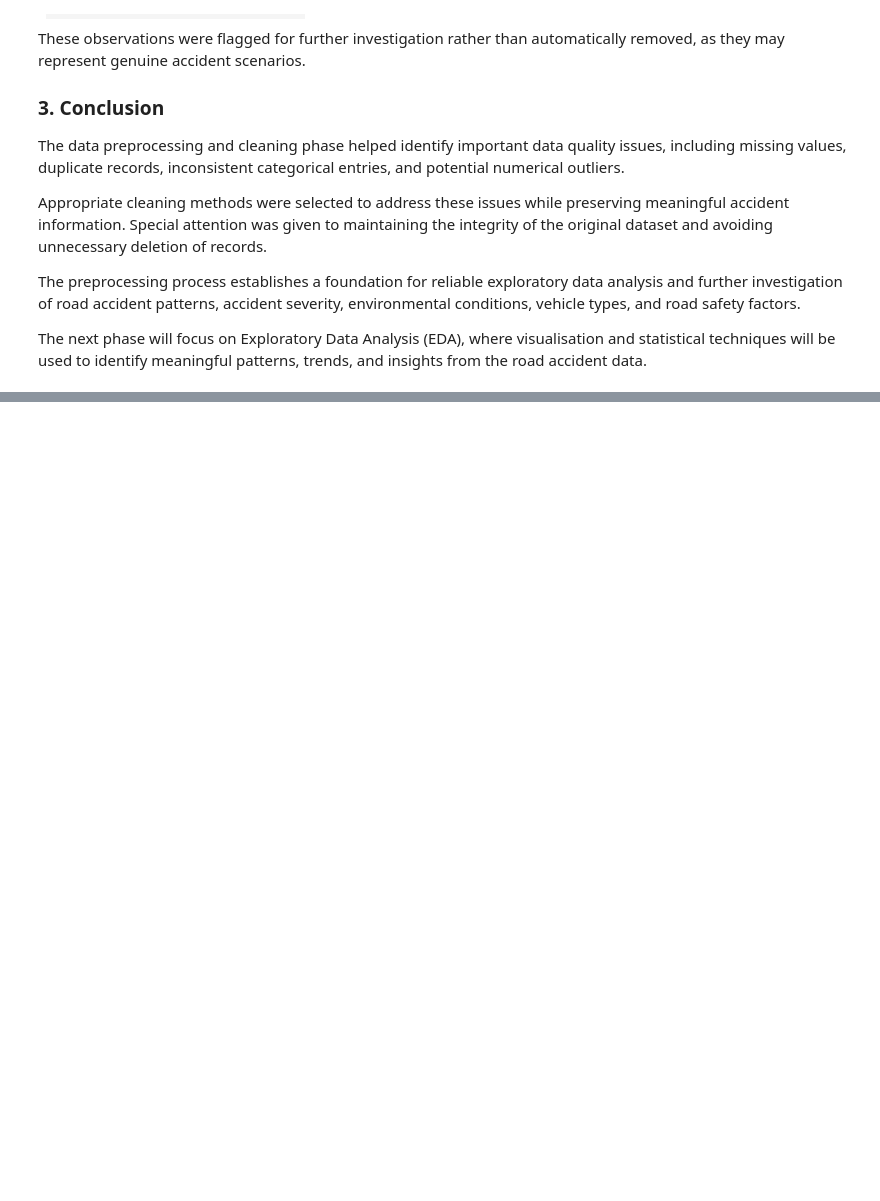
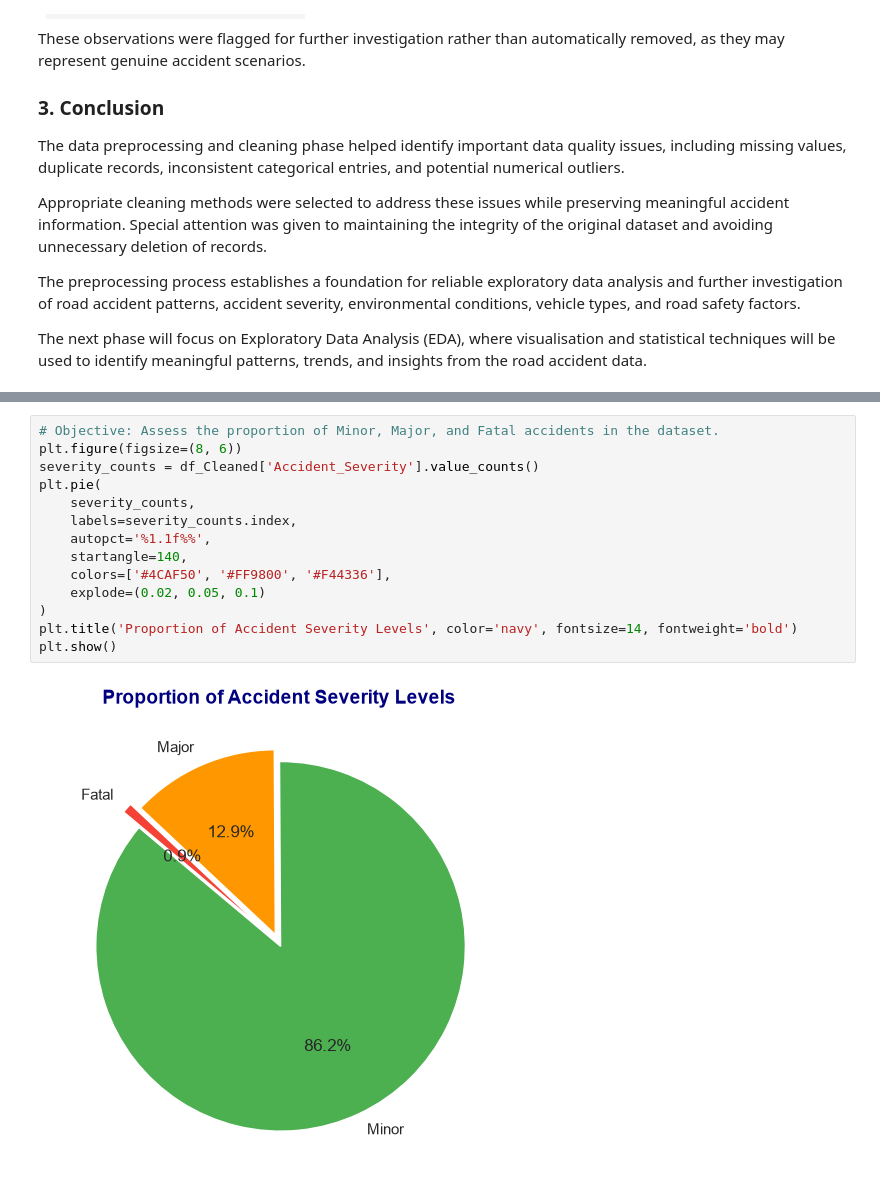
Before and after one commit to sarathsasikumar33/Road_Accident_Data_Analysis, a Jupyter notebook: Road Accident Data Analysis phase2.ipynb, the cells around one changed output, grey strips where cells are left out. Cells and saved outputs as stored; diff of their text form; blank space fills up the shorter version.

```diff
--- a/Road Accident Data Analysis phase2.ipynb
+++ b/Road Accident Data Analysis phase2.ipynb
@@ -522,0 +603,16 @@ The next phase will focus on Exploratory Data Analysis (EDA), where visualisatio
+# %%
+# Objective: Assess the proportion of Minor, Major, and Fatal accidents in the dataset.
+plt.figure(figsize=(8, 6))
+severity_counts = df_Cleaned['Accident_Severity'].value_counts()
+plt.pie(
+    severity_counts,
+    labels=severity_counts.index,
+    autopct='%1.1f%%',
+    startangle=140,
+    colors=['#4CAF50', '#FF9800', '#F44336'],
+    explode=(0.02, 0.05, 0.1)
+)
+plt.title('Proportion of Accident Severity Levels', color='navy', fontsize=14, fontweight='bold')
+plt.show()
+# %% [output]
+[figure, added]
```
Also changed, not shown: parts of 33 cells of this notebook.
